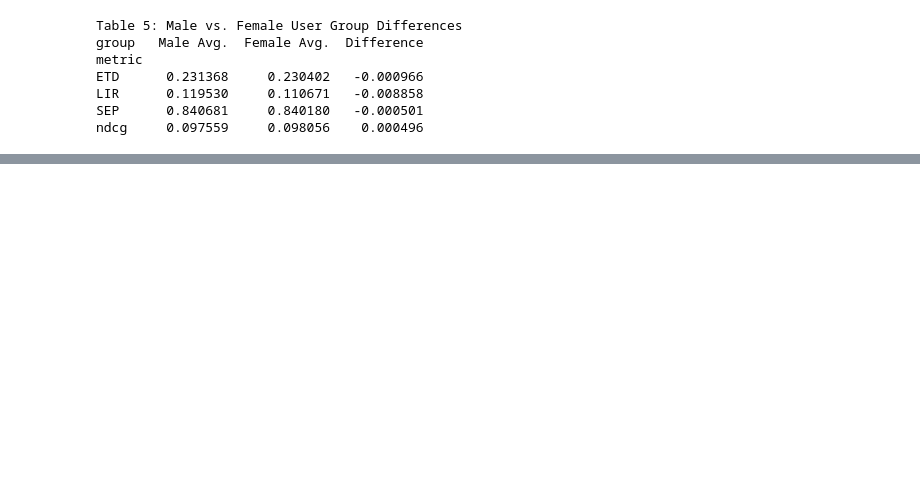
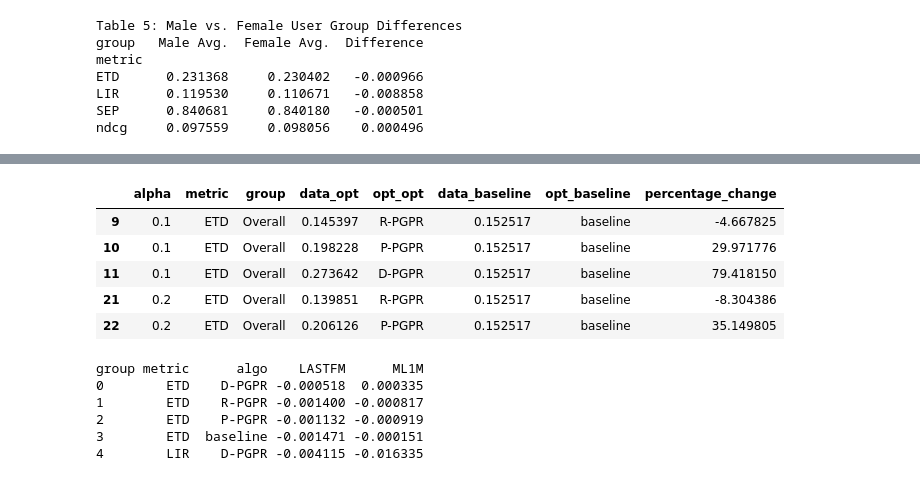
Before and after one commit to vinzentbeer/assignment-recsys, a Jupyter notebook: REPORT/experiments.ipynb, the cells around one changed output, grey strips where cells are left out. Drawn from its saved outputs; the diff is of its cells as text; code cells hidden in the pictures; blank space fills up the shorter version.

```diff
--- a/REPORT/experiments.ipynb
+++ b/REPORT/experiments.ipynb
@@ -416,0 +426,9 @@ ndcg     0.097559     0.098056    0.000496
+# %%
+merged_df_ml1m.head()
+# %% [output]
+|  | alpha | metric | group | data_opt | opt_opt | data_baseline | opt_baseline | percentage_change |
+| 9 | 0.1 | ETD | Overall | 0.145397 | R-PGPR | 0.152517 | baseline | -4.667825 |
+| 10 | 0.1 | ETD | Overall | 0.198228 | P-PGPR | 0.152517 | baseline | 29.971776 |
+| 11 | 0.1 | ETD | Overall | 0.273642 | D-PGPR | 0.152517 | baseline | 79.418150 |
+| 21 | 0.2 | ETD | Overall | 0.139851 | R-PGPR | 0.152517 | baseline | -8.304386 |
+| 22 | 0.2 | ETD | Overall | 0.206126 | P-PGPR | 0.152517 | baseline | 35.149805 |
@@ -416,0 +467,21 @@ ndcg     0.097559     0.098056    0.000496
+# %%
+
+merged_df_lastfm_gender = compare_to_baseline_gender(combined_df_lastfm, 'LASTFM')
+merged_df_ml1m_gender = compare_to_baseline_gender(combined_df_ml1m, 'ML1M')
+
+
+# Merge the two DataFrames
+merged_df_gender = pd.merge(merged_df_lastfm_gender, merged_df_ml1m_gender, on=['metric','opt'], how='outer')
+
+#Set the algo column
+merged_df_gender = merged_df_gender.rename(columns={'opt': 'algo'})
+
+#Display df
+print(merged_df_gender.head())
+# %% [output]
+group metric      algo    LASTFM      ML1M
+0        ETD    D-PGPR -0.000518  0.000335
+1        ETD    R-PGPR -0.001400 -0.000817
+2        ETD    P-PGPR -0.001132 -0.000919
+3        ETD  baseline -0.001471 -0.000151
+4        LIR    D-PGPR -0.004115 -0.016335
```
Also changed, not shown: parts of 6 cells of this notebook, 2 other files.
